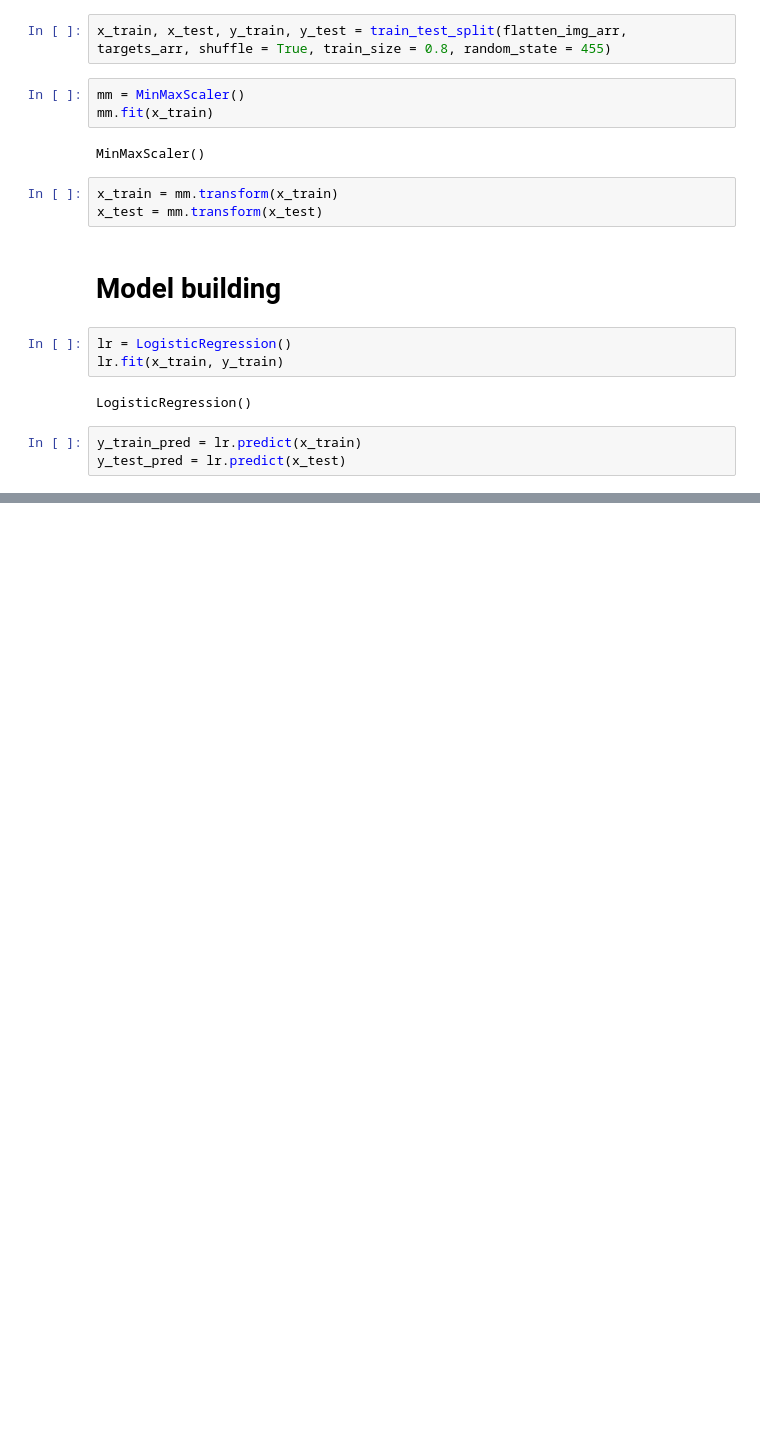
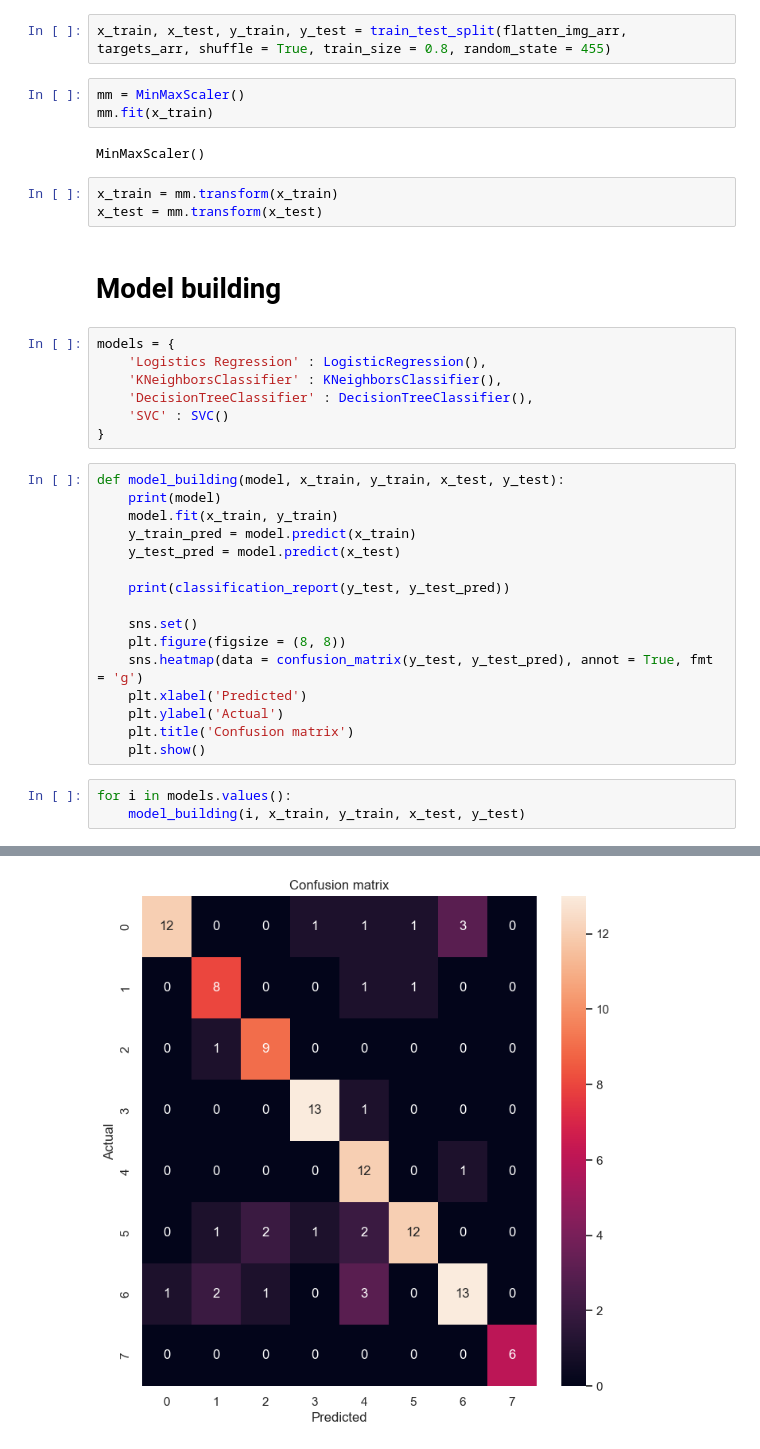
Before and after one commit to pinilDissanayaka/Dog-Breeds-Multiclass-Image-Classification, a Jupyter notebook: Classification.ipynb, the cells around one changed output, grey strips where cells are left out. Saved outputs shown, nothing was run; the diff lists cells and outputs as text; blank space fills up the shorter version.

```diff
--- a/Classification.ipynb
+++ b/Classification.ipynb
@@ -84,10 +88,29 @@ x_test = mm.transform(x_test)
 # %% [markdown]
 # Model building
 # %%
-lr = LogisticRegression()
-lr.fit(x_train, y_train)
+models = {
+    'Logistics Regression' : LogisticRegression(),
+    'KNeighborsClassifier' : KNeighborsClassifier(),
+    'DecisionTreeClassifier' : DecisionTreeClassifier(),
+    'SVC' : SVC()
+}
-# %% [output]
-LogisticRegression()
 # %%
-y_train_pred = lr.predict(x_train)
-y_test_pred = lr.predict(x_test)
+def model_building(model, x_train, y_train, x_test, y_test):
+    print(model)
+    model.fit(x_train, y_train)
+    y_train_pred = model.predict(x_train)
+    y_test_pred = model.predict(x_test)
+
+    print(classification_report(y_test, y_test_pred))
+
+    sns.set()
+    plt.figure(figsize = (8, 8))
+    sns.heatmap(data = confusion_matrix(y_test, y_test_pred), annot = True, fmt = 'g')
+    plt.xlabel('Predicted')
+    plt.ylabel('Actual')
+    plt.title('Confusion matrix')
+    plt.show()
+# %%
+for i in models.values():
+    model_building(i, x_train, y_train, x_test, y_test)
+# %% [output]
@@ -93,0 +132 @@ y_test_pred = lr.predict(x_test)
+[figure, added]
```
Also changed, not shown: parts of 3 cells of this notebook.
